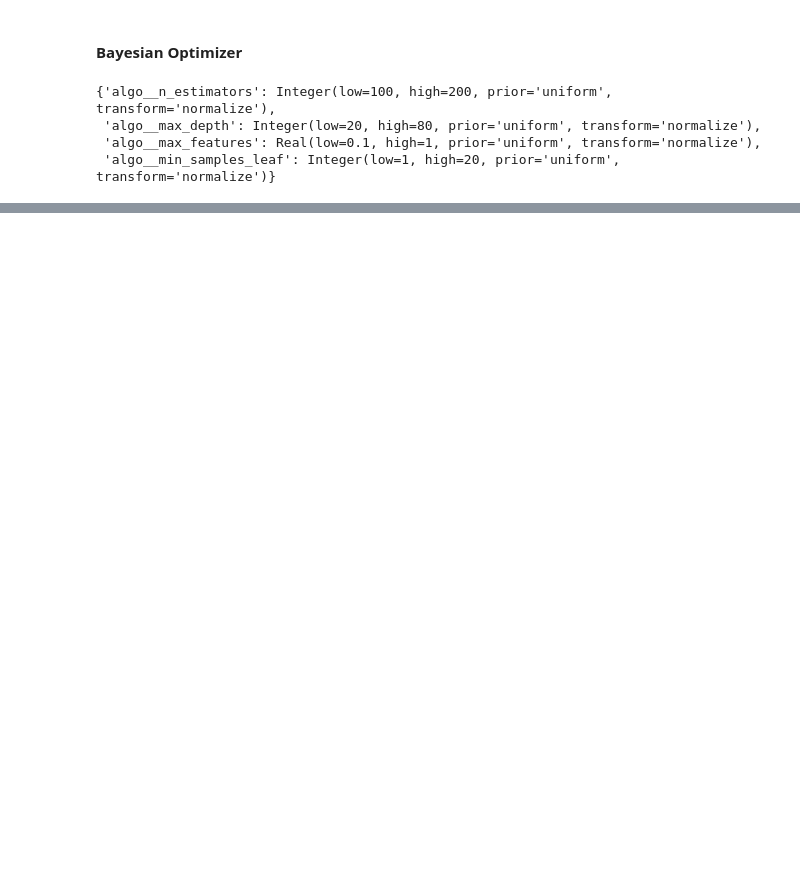
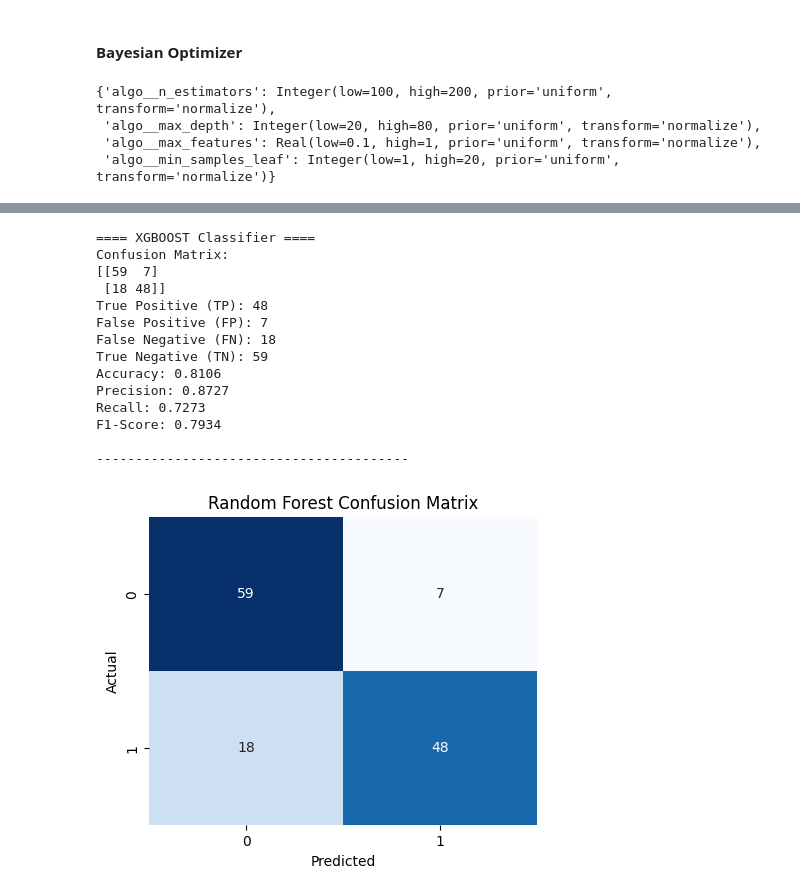
Before and after one commit to Aji2006/Predicting-Road-Accidents-with-Machine-Learning-Classification-Models, a Jupyter notebook: main.ipynb, the cells around one changed output, grey strips where cells are left out. Drawn from its saved outputs; the diff is of its cells as text; code cells hidden in the pictures; blank space fills up the shorter version.

```diff
--- a/main.ipynb
+++ b/main.ipynb
@@ -808,0 +1055,11 @@ F1-Score: 0.8000
+# %%
+pipeline = Pipeline([
+    ("prep", preprocessor),
+    ("algo", XGBClassifier())
+])
+
+model_rf_bsp_le_xgb = BayesSearchCV(pipeline, bsp.xgb_params, n_iter = 50, cv=5, n_jobs=-1, verbose=1)
+model_rf_bsp_le_xgb.fit(X_train, y_train)
+
+print(model_rf_bsp_le_xgb.best_params_)
+print(model_rf_bsp_le_xgb.score(X_train, y_train), model_rf_bsp_le_xgb.best_score_, model_rf_bsp_le_xgb.score(X_val, y_val))
@@ -808,0 +1149,11 @@ F1-Score: 0.8000
+# %%
+pipeline = Pipeline([
+    ("prep", preprocessor),
+    ("algo", XGBClassifier())
+])
+
+model_rf_bsp_le_xgb_wo = BayesSearchCV(pipeline, param_xgb_bs, n_iter = 50, cv=5, n_jobs=-1, verbose=1)
+model_rf_bsp_le_xgb_wo.fit(X_train, y_train)
+
+print(model_rf_bsp_le_xgb_wo.best_params_)
+print(model_rf_bsp_le_xgb_wo.score(X_train, y_train), model_rf_bsp_le_xgb_wo.best_score_, model_rf_bsp_le_xgb_wo.score(X_val, y_val))
@@ -808,0 +1178,39 @@ F1-Score: 0.8000
+# %%
+y_val_xgb_gsp_LE_wo = model_rf_bsp_le_xgb_wo.predict(X_val)
+cm_xgb_gsp_le_wo = confusion_matrix(y_val, y_val_xgb_gsp_LE_wo)
+tn, fp, fn, tp = cm_xgb_gsp_le_wo.ravel()
+print("==== XGBOOST Classifier ====")
+print("Confusion Matrix:")
+print(cm_xgb_gsp_le_wo)
+print(f"True Positive (TP): {tp}")
+print(f"False Positive (FP): {fp}")
+print(f"False Negative (FN): {fn}")
+print(f"True Negative (TN): {tn}")
+print(f"Accuracy: {accuracy_score(y_val, y_val_xgb_gsp_LE_wo):.4f}")
+print(f"Precision: {precision_score(y_val, y_val_xgb_gsp_LE_wo):.4f}")
+print(f"Recall: {recall_score(y_val, y_val_xgb_gsp_LE_wo):.4f}")
+print(f"F1-Score: {f1_score(y_val, y_val_xgb_gsp_LE_wo):.4f}")
+print("\n" + "-"*40 + "\n")
+
+plt.figure(figsize=(5, 4))
+sns.heatmap(cm_xgb_gsp_le_wo, annot=True, fmt='d', cmap='Blues', cbar=False)
+plt.title('Random Forest Confusion Matrix')
+plt.xlabel('Predicted')
+plt.ylabel('Actual')
+plt.show()
+# %% [output]
+==== XGBOOST Classifier ====
+Confusion Matrix:
+[[59  7]
+ [18 48]]
+True Positive (TP): 48
+False Positive (FP): 7
+False Negative (FN): 18
+True Negative (TN): 59
+Accuracy: 0.8106
+Precision: 0.8727
+Recall: 0.7273
+F1-Score: 0.7934
+
+----------------------------------------
+[figure, added]
```
Also changed, not shown: parts of 47 cells of this notebook.
